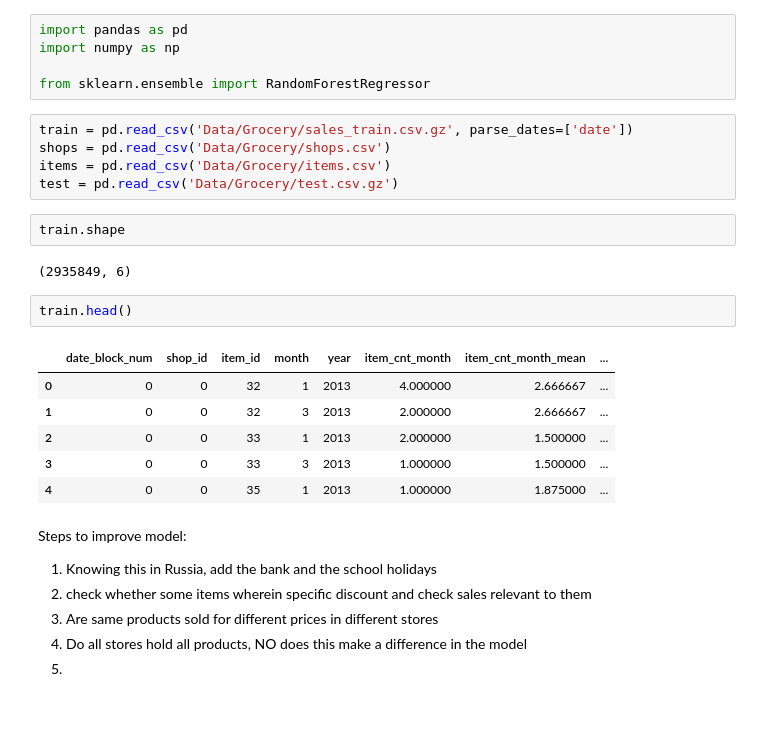
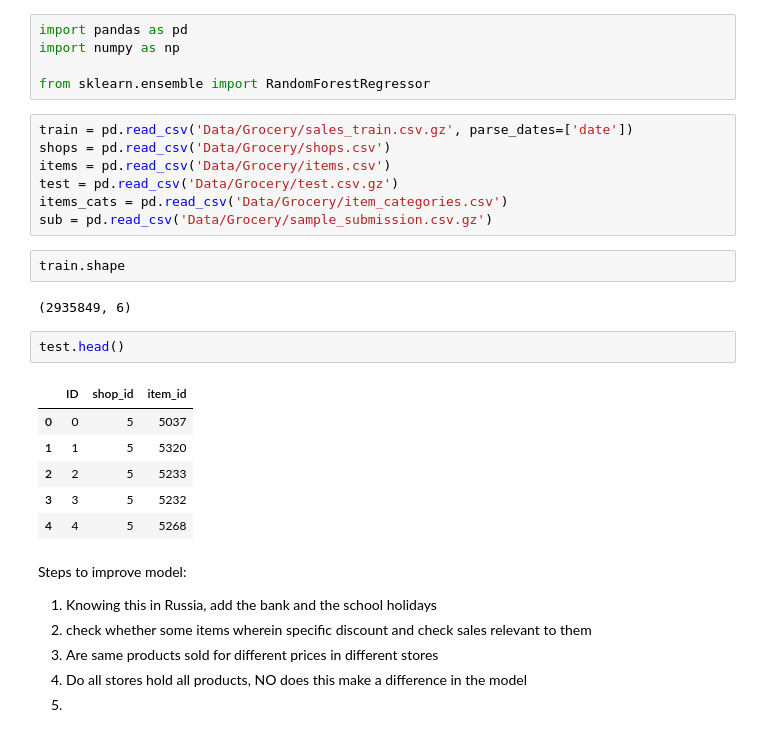
Before and after one commit to waficf/Kaggle_Competitions, a Jupyter notebook: Grocery.ipynb, the cells around one changed output. Saved outputs shown, nothing was run; the diff lists cells and outputs as text.

```diff
--- a/Grocery.ipynb
+++ b/Grocery.ipynb
@@ -15,19 +15,21 @@ train = pd.read_csv('Data/Grocery/sales_train.csv.gz', parse_dates=['date'])
 shops = pd.read_csv('Data/Grocery/shops.csv')
 items = pd.read_csv('Data/Grocery/items.csv')
 test = pd.read_csv('Data/Grocery/test.csv.gz')
+items_cats = pd.read_csv('Data/Grocery/item_categories.csv')
+sub = pd.read_csv('Data/Grocery/sample_submission.csv.gz')
 # %%
 train.shape
 # %% [output]
 (2935849, 6)
 # %%
-train.head()
+test.head()
 # %% [output]
-|  | date_block_num | shop_id | item_id | month | year | item_cnt_month | item_cnt_month_mean | ... |
-| 0 | 0 | 0 | 32 | 1 | 2013 | 4.000000 | 2.666667 | ... |
-| 1 | 0 | 0 | 32 | 3 | 2013 | 2.000000 | 2.666667 | ... |
-| 2 | 0 | 0 | 33 | 1 | 2013 | 2.000000 | 1.500000 | ... |
-| 3 | 0 | 0 | 33 | 3 | 2013 | 1.000000 | 1.500000 | ... |
-| 4 | 0 | 0 | 35 | 1 | 2013 | 1.000000 | 1.875000 | ... |
+|  | ID | shop_id | item_id |
+| 0 | 0 | 5 | 5037 |
+| 1 | 1 | 5 | 5320 |
+| 2 | 2 | 5 | 5233 |
+| 3 | 3 | 5 | 5232 |
+| 4 | 4 | 5 | 5268 |
 # %% [markdown]
 Steps to improve model:
 1. Knowing this in Russia, add the bank and the school holidays
```
Also changed, not shown: parts of 6 cells of this notebook.
